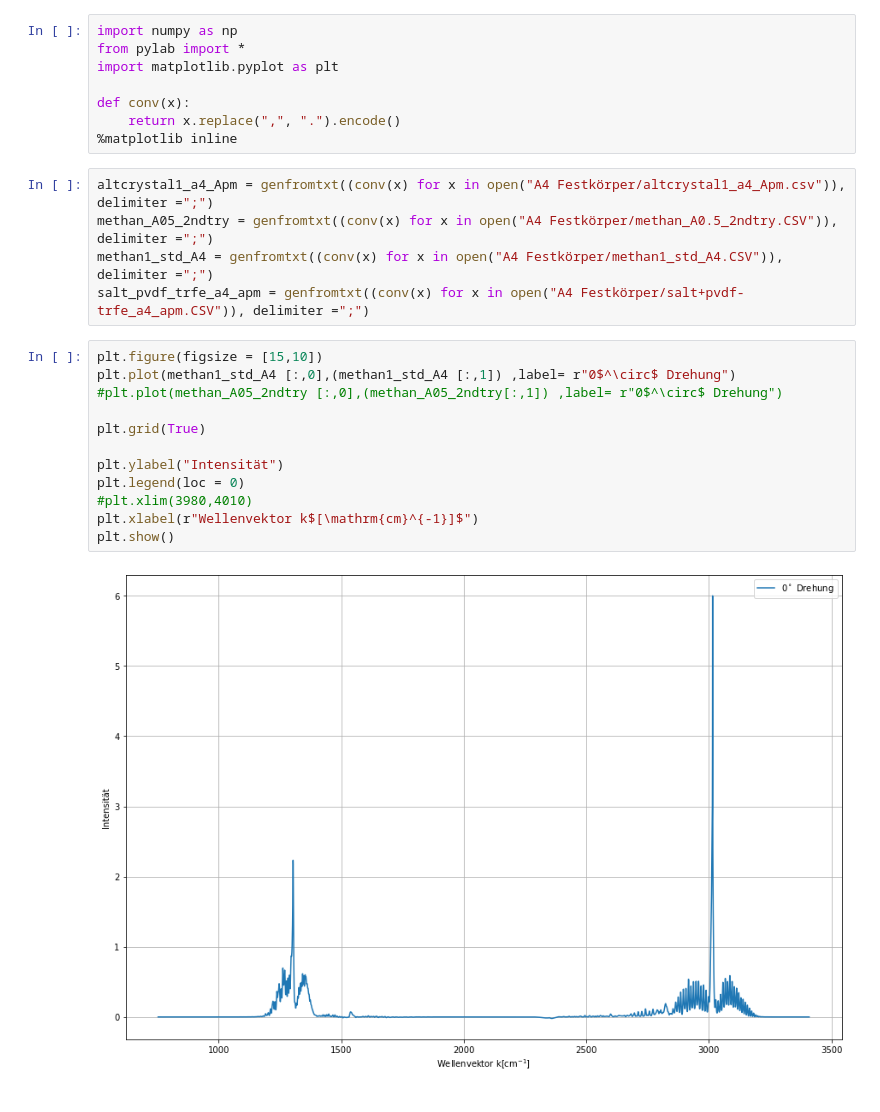
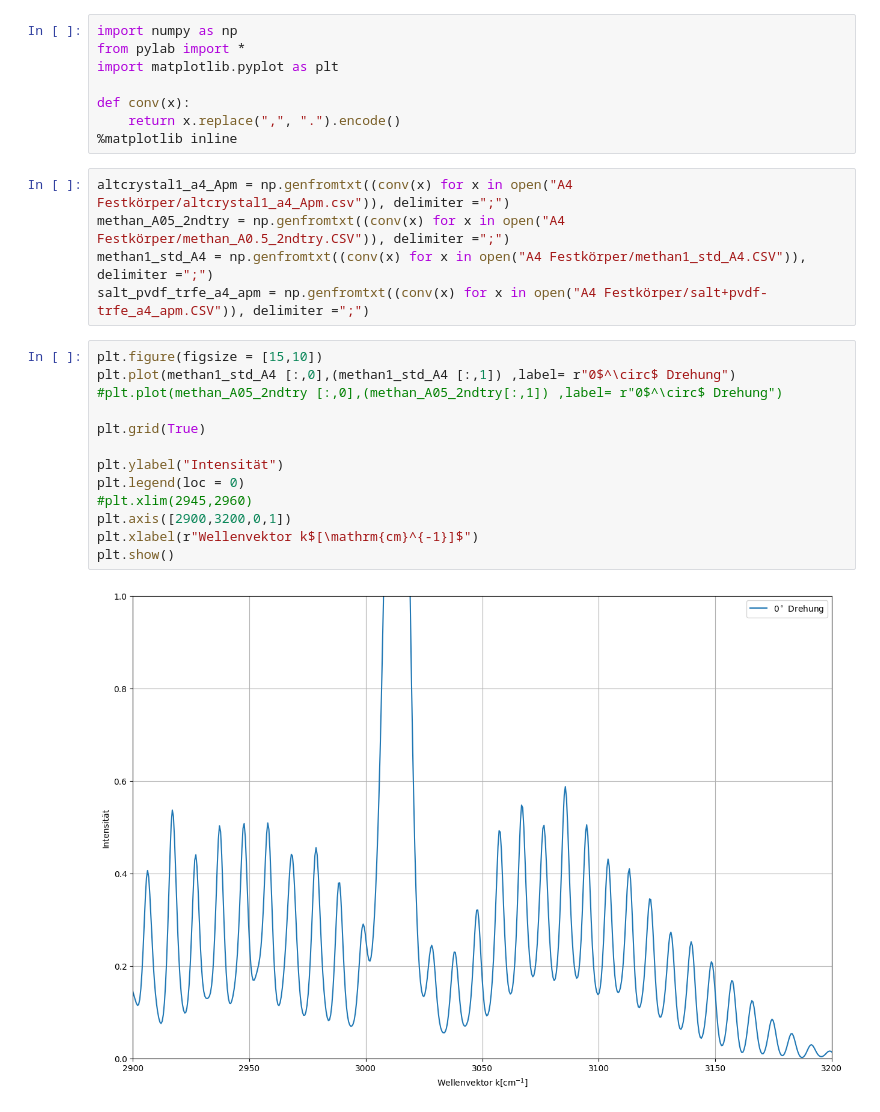
Before and after one commit to iLoveeMilkaa/M1-Lab, a Jupyter notebook: Aufgabe 4.ipynb, the cells around one changed output. Drawn from its saved outputs; the diff is of its cells as text.

```diff
--- a/Aufgabe 4.ipynb
+++ b/Aufgabe 4.ipynb
@@ -7,21 +7,22 @@ def conv(x):
     return x.replace(",", ".").encode()
 %matplotlib inline
 # %%
-altcrystal1_a4_Apm = genfromtxt((conv(x) for x in open("A4 Festkörper/altcrystal1_a4_Apm.csv")), delimiter =";")
-methan_A05_2ndtry = genfromtxt((conv(x) for x in open("A4 Festkörper/methan_A0.5_2ndtry.CSV")), delimiter =";")
-methan1_std_A4 = genfromtxt((conv(x) for x in open("A4 Festkörper/methan1_std_A4.CSV")), delimiter =";")
-salt_pvdf_trfe_a4_apm = genfromtxt((conv(x) for x in open("A4 Festkörper/salt+pvdf-trfe_a4_apm.CSV")), delimiter =";")
+altcrystal1_a4_Apm = np.genfromtxt((conv(x) for x in open("A4 Festkörper/altcrystal1_a4_Apm.csv")), delimiter =";")
+methan_A05_2ndtry = np.genfromtxt((conv(x) for x in open("A4 Festkörper/methan_A0.5_2ndtry.CSV")), delimiter =";")
+methan1_std_A4 = np.genfromtxt((conv(x) for x in open("A4 Festkörper/methan1_std_A4.CSV")), delimiter =";")
+salt_pvdf_trfe_a4_apm = np.genfromtxt((conv(x) for x in open("A4 Festkörper/salt+pvdf-trfe_a4_apm.CSV")), delimiter =";")
 # %%
 plt.figure(figsize = [15,10])
 plt.plot(methan1_std_A4 [:,0],(methan1_std_A4 [:,1]) ,label= r"0$^\circ$ Drehung")
 #plt.plot(methan_A05_2ndtry [:,0],(methan_A05_2ndtry[:,1]) ,label= r"0$^\circ$ Drehung")
 
 plt.grid(True)
 
 plt.ylabel("Intensität")
 plt.legend(loc = 0)
-#plt.xlim(3980,4010)
+#plt.xlim(2945,2960)
+plt.axis([2900,3200,0,1])
 plt.xlabel(r"Wellenvektor k$[\mathrm{cm}^{-1}]$")
 plt.show()
 # %% [output]
-[figure, old version]
+[figure, new version]
```
